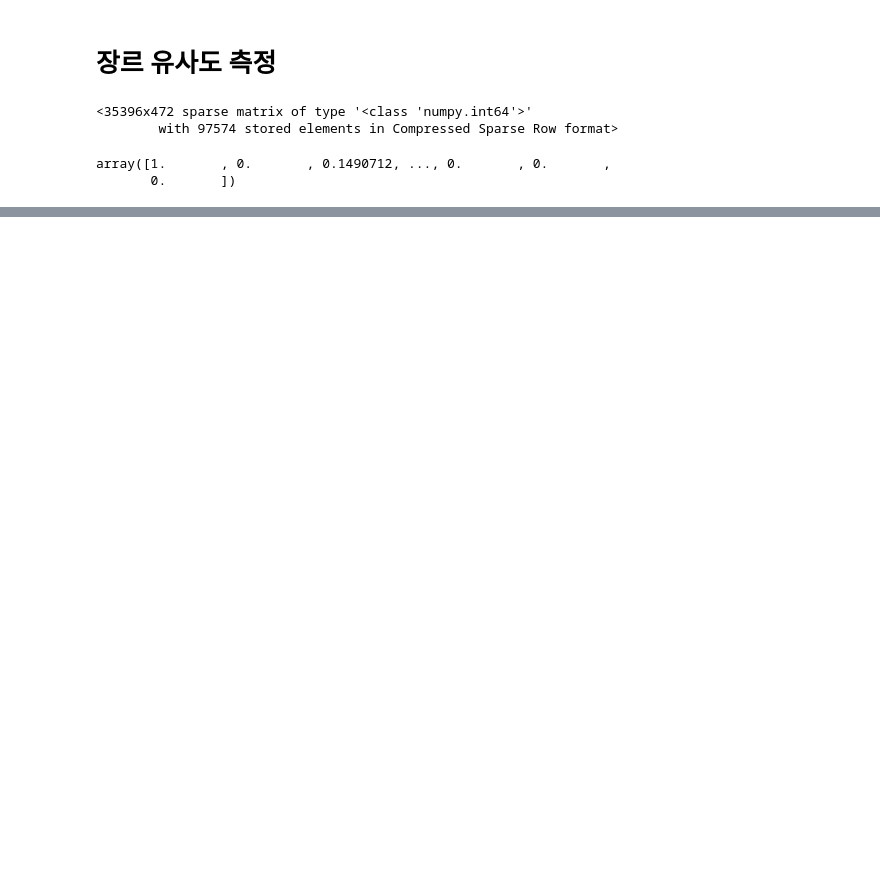
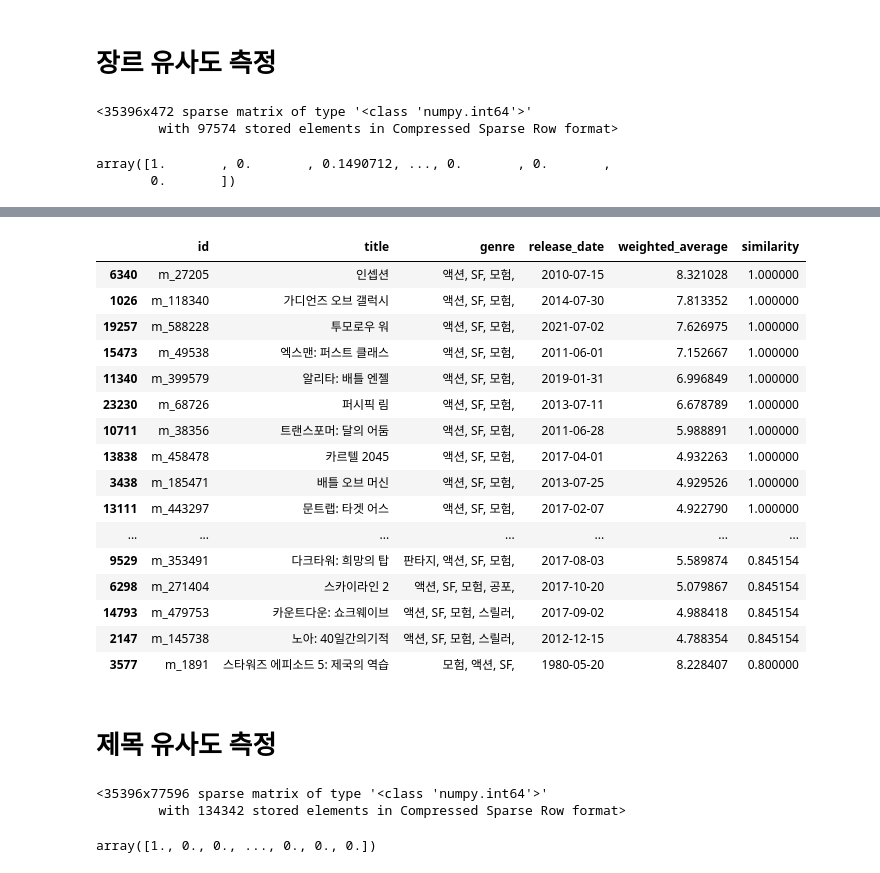
Before and after one commit to kpuce2022CD/OOSOO, a Jupyter notebook: Python/Recommend/ContentsBased/ContentsBasedFiltering.ipynb, the cells around one changed output, grey strips where cells are left out. Drawn from its saved outputs; the diff is of its cells as text; code cells hidden in the pictures; blank space fills up the shorter version.

```diff
--- a/Python/Recommend/ContentsBased/ContentsBasedFiltering.ipynb
+++ b/Python/Recommend/ContentsBased/ContentsBasedFiltering.ipynb
@@ -146,0 +149,39 @@ similar_genre_contents[['id', 'title', 'genre', 'weighted_average', 'similarity'
+# %%
+# 영화 '아이언맨' 으로 장르 유사도 기반 테스트
+similar_genre_contents2 = find_similar_contents(contents_df, genre_similarity, 'm_1726', top_n=20)
+similar_genre_contents2[['id', 'title', 'genre', 'release_date', 'weighted_average', 'similarity']]
+# %% [output]
+|  | id | title | genre | release_date | weighted_average | similarity |
+| 6340 | m_27205 | 인셉션 | 액션, SF, 모험, | 2010-07-15 | 8.321028 | 1.000000 |
+| 1026 | m_118340 | 가디언즈 오브 갤럭시 | 액션, SF, 모험, | 2014-07-30 | 7.813352 | 1.000000 |
+| 19257 | m_588228 | 투모로우 워 | 액션, SF, 모험, | 2021-07-02 | 7.626975 | 1.000000 |
+| 15473 | m_49538 | 엑스맨: 퍼스트 클래스 | 액션, SF, 모험, | 2011-06-01 | 7.152667 | 1.000000 |
+| 11340 | m_399579 | 알리타: 배틀 엔젤 | 액션, SF, 모험, | 2019-01-31 | 6.996849 | 1.000000 |
+| 23230 | m_68726 | 퍼시픽 림 | 액션, SF, 모험, | 2013-07-11 | 6.678789 | 1.000000 |
+| 10711 | m_38356 | 트랜스포머: 달의 어둠 | 액션, SF, 모험, | 2011-06-28 | 5.988891 | 1.000000 |
+| 13838 | m_458478 | 카르텔 2045 | 액션, SF, 모험, | 2017-04-01 | 4.932263 | 1.000000 |
+| 3438 | m_185471 | 배틀 오브 머신 | 액션, SF, 모험, | 2013-07-25 | 4.929526 | 1.000000 |
+| 13111 | m_443297 | 문트랩: 타겟 어스 | 액션, SF, 모험, | 2017-02-07 | 4.922790 | 1.000000 |
+| ... | ... | ... | ... | ... | ... | ... |
+| 9529 | m_353491 | 다크타워: 희망의 탑 | 판타지, 액션, SF, 모험, | 2017-08-03 | 5.589874 | 0.845154 |
+| 6298 | m_271404 | 스카이라인 2 | 액션, SF, 모험, 공포, | 2017-10-20 | 5.079867 | 0.845154 |
+| 14793 | m_479753 | 카운트다운: 쇼크웨이브 | 액션, SF, 모험, 스릴러, | 2017-09-02 | 4.988418 | 0.845154 |
+| 2147 | m_145738 | 노아: 40일간의기적 | 액션, SF, 모험, 스릴러, | 2012-12-15 | 4.788354 | 0.845154 |
+| 3577 | m_1891 | 스타워즈 에피소드 5: 제국의 역습 | 모험, 액션, SF, | 1980-05-20 | 8.228407 | 0.800000 |
+# %% [markdown]
+# 제목 유사도 측정
+# %%
+# CountVectorizer
+title_matrix = count_vector.fit_transform(contents_df['title'])
+
+title_matrix
+# %% [output]
+<35396x77596 sparse matrix of type '<class 'numpy.int64'>'
+        with 134342 stored elements in Compressed Sparse Row format>
+# %%
+# Cosine Similarity
+title_similarity = cosine_similarity(title_matrix, title_matrix)
+
+title_similarity[0]
+# %% [output]
+array([1., 0., 0., ..., 0., 0., 0.])
```
Also changed, not shown: parts of 12 cells of this notebook.
